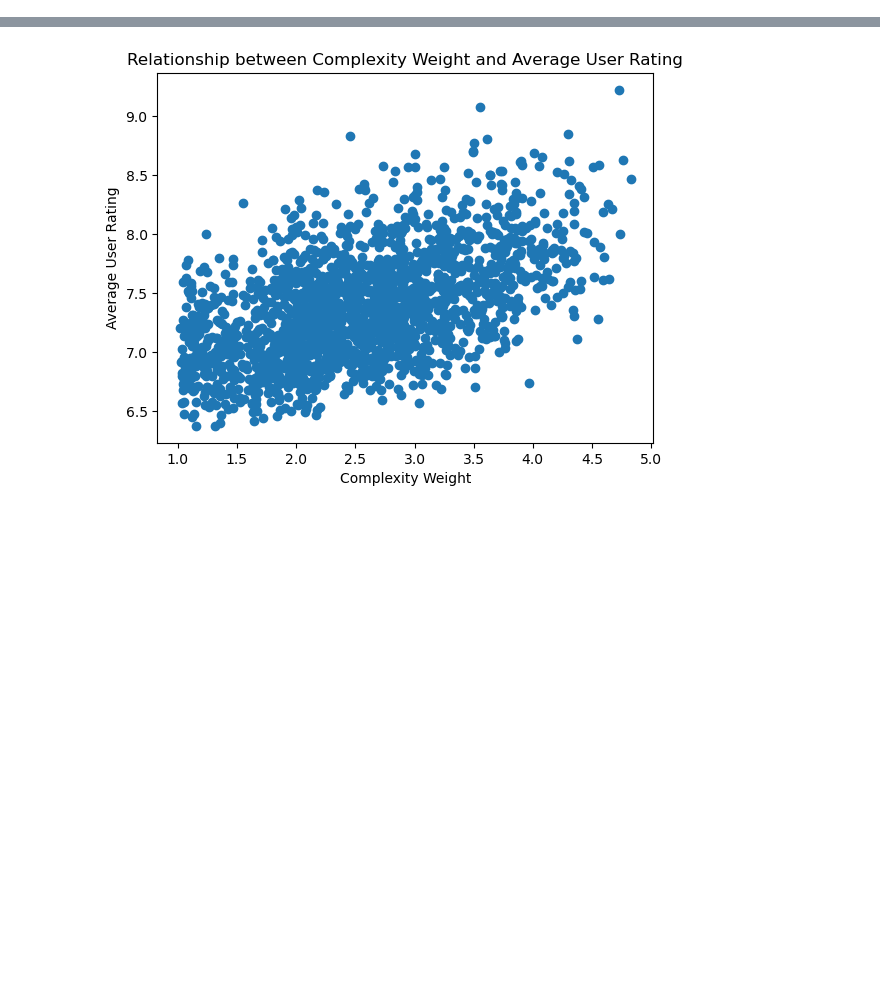
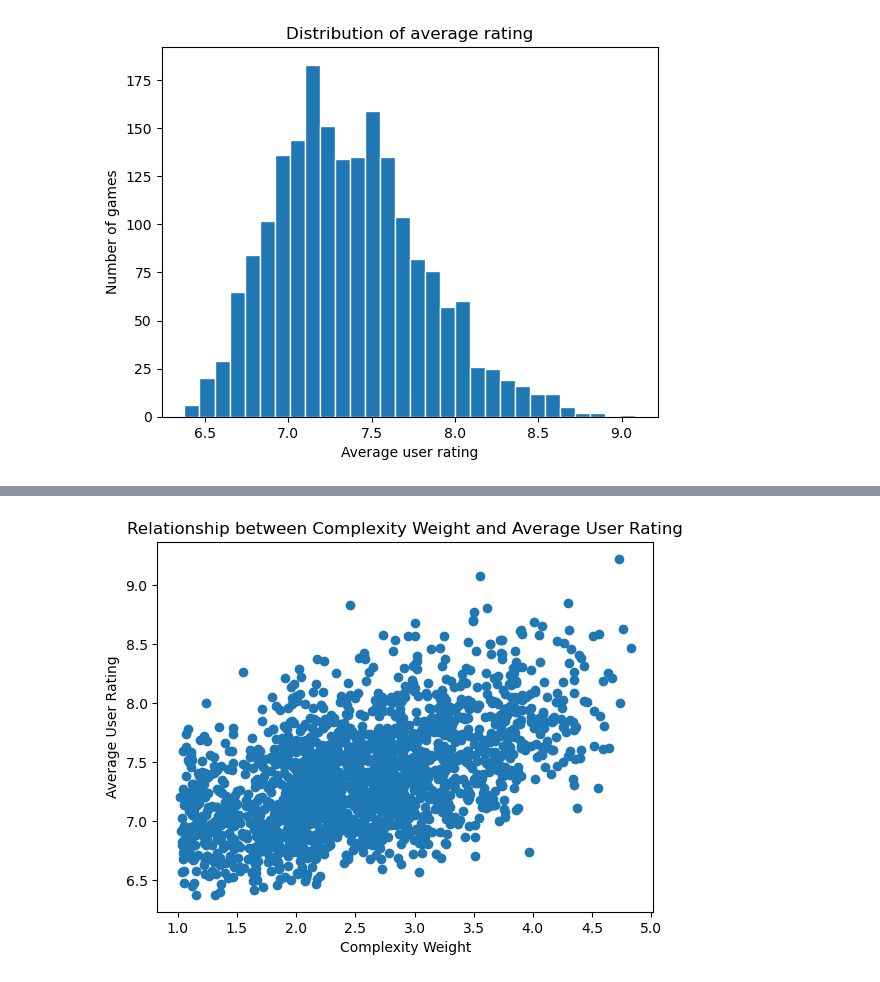
Before and after one commit to allisonbri/DataSciencePortfolio, a Jupyter notebook: PortfolioProject2.ipynb, the cells around one changed output, grey strips where cells are left out. Saved outputs shown, nothing was run; the diff lists cells and outputs as text; code cells hidden in the pictures; blank space fills up the shorter version.

```diff
--- a/PortfolioProject2.ipynb
+++ b/PortfolioProject2.ipynb
@@ -25,2 +35,13 @@ import sklearn.metrics as metrics
 # %%
 df = pd.read_csv(r"C:\Users\allis\Downloads\basic_data_2023.csv")
+# %%
+# getting rid of missing values and major outliers
+
+rows_before = len(df)
+
+df = df[(df["avg_time"] > 0) & (df["max_players"] > 0) & (df["year"] >= 1950)].copy()
+# %%
+# log to reduce outliers in time and capping max players at 10 to exclude outliers
+
+df["log_time"] = np.log1p(df["avg_time"])
+df["max_players_capped"] = df["max_players"].clip(upper=10)
@@ -26,0 +61,8 @@ df = pd.read_csv(r"C:\Users\allis\Downloads\basic_data_2023.csv")
+# %%
+plt.hist(df["avg_rating"], bins=30, edgecolor="white")
+plt.xlabel("Average user rating")
+plt.ylabel("Number of games")
+plt.title("Distribution of average rating")
+plt.show()
+# %% [output]
+[figure, added]
```
Also changed, not shown: parts of 25 cells of this notebook.
